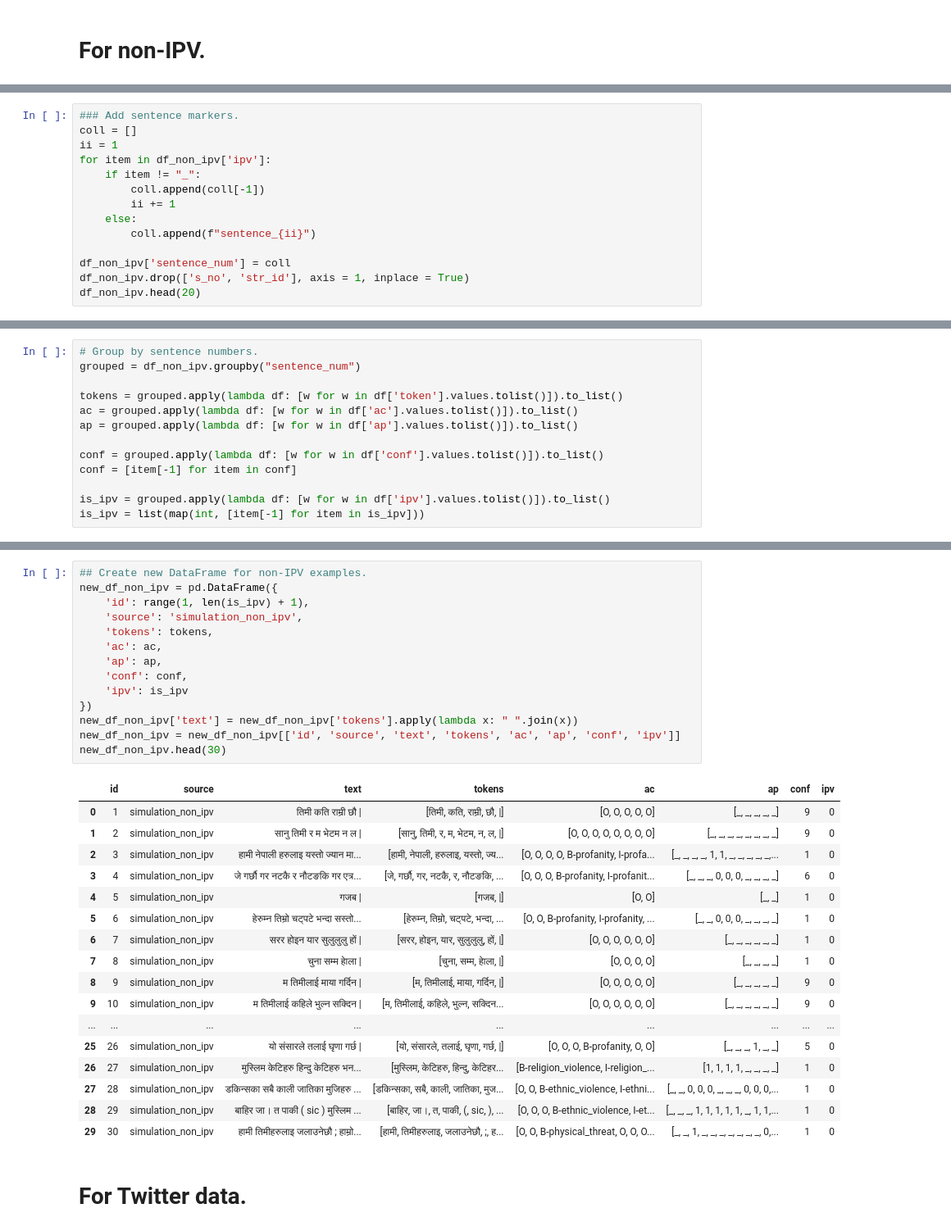
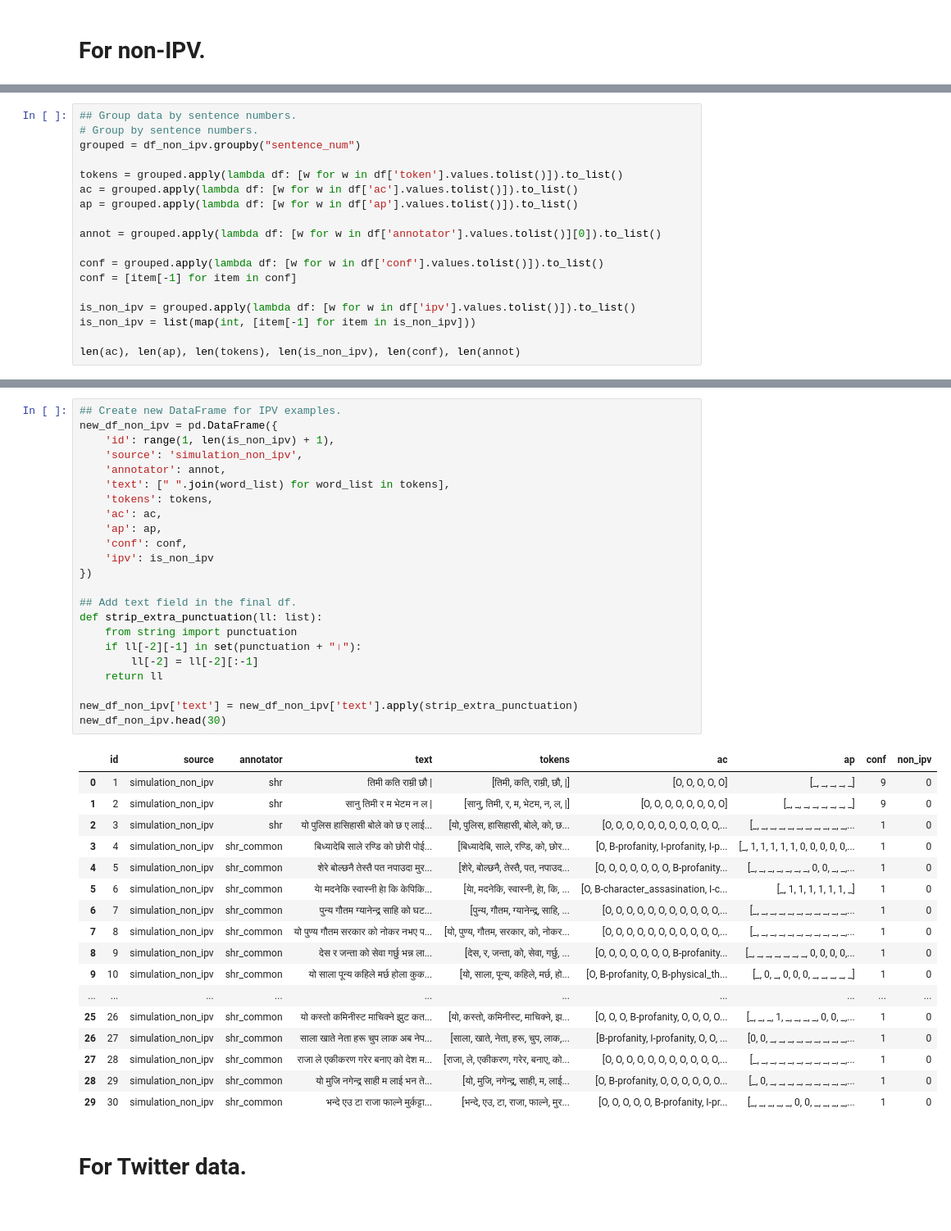
Before and after one commit to naamiinepal/IPV-detection, a Jupyter notebook: annotation/notebooks_annotation/accumulate.ipynb, the cells around one changed output, grey strips where cells are left out. Shown at 82% size. Saved outputs shown, nothing was run; the diff lists cells and outputs as text.

Commit message:
Added Twitter data and annotator info.

```diff
--- a/annotation/notebooks_annotation/accumulate.ipynb
+++ b/annotation/notebooks_annotation/accumulate.ipynb
@@ -428,14 +447,0 @@ df_non_ipv.head(30)
-# %%
-### Add sentence markers.
-coll = []
-ii = 1
-for item in df_non_ipv['ipv']:
-    if item != "_":
-        coll.append(coll[-1])
-        ii += 1
-    else:
-        coll.append(f"sentence_{ii}")
-
-df_non_ipv['sentence_num'] = coll
-df_non_ipv.drop(['s_no', 'str_id'], axis = 1, inplace = True)
-df_non_ipv.head(20)
@@ -460,4 +448,5 @@ df_non_ipv.head(20)
 # %%
+## Group data by sentence numbers.
 # Group by sentence numbers.
 grouped = df_non_ipv.groupby("sentence_num")
 
@@ -465,8 +454,12 @@ tokens = grouped.apply(lambda df: [w for w in df['token'].values.tolist()]).to_l
 ac = grouped.apply(lambda df: [w for w in df['ac'].values.tolist()]).to_list()
 ap = grouped.apply(lambda df: [w for w in df['ap'].values.tolist()]).to_list()
 
+annot = grouped.apply(lambda df: [w for w in df['annotator'].values.tolist()][0]).to_list()
+
 conf = grouped.apply(lambda df: [w for w in df['conf'].values.tolist()]).to_list()
 conf = [item[-1] for item in conf]
 
-is_ipv = grouped.apply(lambda df: [w for w in df['ipv'].values.tolist()]).to_list()
-is_ipv = list(map(int, [item[-1] for item in is_ipv]))
+is_non_ipv = grouped.apply(lambda df: [w for w in df['ipv'].values.tolist()]).to_list()
+is_non_ipv = list(map(int, [item[-1] for item in is_non_ipv]))
+
+len(ac), len(ap), len(tokens), len(is_non_ipv), len(conf), len(annot)
@@ -473,34 +468,43 @@ is_ipv = list(map(int, [item[-1] for item in is_ipv]))
 # %%
-## Create new DataFrame for non-IPV examples.
+## Create new DataFrame for IPV examples.
 new_df_non_ipv = pd.DataFrame({
-    'id': range(1, len(is_ipv) + 1),
+    'id': range(1, len(is_non_ipv) + 1),
     'source': 'simulation_non_ipv',
+    'annotator': annot,
+    'text': [" ".join(word_list) for word_list in tokens],
     'tokens': tokens,
     'ac': ac,
     'ap': ap,
     'conf': conf,
-    'ipv': is_ipv
+    'ipv': is_non_ipv
 })
-new_df_non_ipv['text'] = new_df_non_ipv['tokens'].apply(lambda x: " ".join(x))
-new_df_non_ipv = new_df_non_ipv[['id', 'source', 'text', 'tokens', 'ac', 'ap', 'conf', 'ipv']]
+
+## Add text field in the final df.
+def strip_extra_punctuation(ll: list):
+    from string import punctuation
+    if ll[-2][-1] in set(punctuation + "।"):
+        ll[-2] = ll[-2][:-1]
+    return ll
+
+new_df_non_ipv['text'] = new_df_non_ipv['text'].apply(strip_extra_punctuation)
 new_df_non_ipv.head(30)
 # %% [output]
-|  | id | source | text | tokens | ac | ap | conf | ipv |
-| 0 | 1 | simulation_non_ipv | तिमी कति राम्री छौ | | [तिमी, कति, राम्री, छौ, |] | [O, O, O, O, O] | [_, _, _, _, _] | 9 | 0 |
-| 1 | 2 | simulation_non_ipv | सानु तिमी र म भेटम न ल | | [सानु, तिमी, र, म, भेटम, न, ल, |] | [O, O, O, O, O, O, O, O] | [_, _, _, _, _, _, _, _] | 9 | 0 |
-| 2 | 3 | simulation_non_ipv | हामी नेपाली हरुलाइ यस्तो ज्यान मा... | [हामी, नेपाली, हरुलाइ, यस्तो, ज्य... | [O, O, O, O, B-profanity, I-profa... | [_, _, _, _, 1, 1, _, _, _, _, _,... | 1 | 0 |
-| 3 | 4 | simulation_non_ipv | जे गर्छौ गर नटकै र नौटङकि गर एत्र... | [जे, गर्छौ, गर, नटकै, र, नौटङकि, ... | [O, O, O, B-profanity, I-profanit... | [_, _, _, 0, 0, 0, _, _, _, _] | 6 | 0 |
-| 4 | 5 | simulation_non_ipv | गजब | | [गजब, |] | [O, O] | [_, _] | 1 | 0 |
-| 5 | 6 | simulation_non_ipv | हेरुम्न तिम्रो चट्पटे भन्दा सस्तो... | [हेरुम्न, तिम्रो, चट्पटे, भन्दा, ... | [O, O, B-profanity, I-profanity, ... | [_, _, 0, 0, 0, _, _, _, _] | 1 | 0 |
-| 6 | 7 | simulation_non_ipv | सरर होइन यार सुलुलुलु हों | | [सरर, होइन, यार, सुलुलुलु, हों, |] | [O, O, O, O, O, O] | [_, _, _, _, _, _] | 1 | 0 |
-| 7 | 8 | simulation_non_ipv | चुना सम्म हाेला | | [चुना, सम्म, हाेला, |] | [O, O, O, O] | [_, _, _, _] | 1 | 0 |
-| 8 | 9 | simulation_non_ipv | म तिमीलाई माया गर्दिन | | [म, तिमीलाई, माया, गर्दिन, |] | [O, O, O, O, O] | [_, _, _, _, _] | 9 | 0 |
-| 9 | 10 | simulation_non_ipv | म तिमीलाई कहिले भुल्न सक्दिन | | [म, तिमीलाई, कहिले, भुल्न, सक्दिन... | [O, O, O, O, O, O] | [_, _, _, _, _, _] | 9 | 0 |
-| ... | ... | ... | ... | ... | ... | ... | ... | ... |
-| 25 | 26 | simulation_non_ipv | यो संसारले तलाई घृणा गर्छ | | [यो, संसारले, तलाई, घृणा, गर्छ, |] | [O, O, O, B-profanity, O, O] | [_, _, _, 1, _, _] | 5 | 0 |
-| 26 | 27 | simulation_non_ipv | मुस्लिम केटिहरु हिन्दु केटिहरु भन... | [मुस्लिम, केटिहरु, हिन्दु, केटिहर... | [B-religion_violence, I-religion_... | [1, 1, 1, 1, _, _, _, _] | 1 | 0 |
-| 27 | 28 | simulation_non_ipv | डकिन्सका सबै काली जातिका मुजिहरु ... | [डकिन्सका, सबै, काली, जातिका, मुज... | [O, O, B-ethnic_violence, I-ethni... | [_, _, 0, 0, 0, _, _, _, 0, 0, 0,... | 1 | 0 |
-| 28 | 29 | simulation_non_ipv | बाहिर जा। त पाकी ( sic ) मुस्लिम ... | [बाहिर, जा।, त, पाकी, (, sic, ), ... | [O, O, O, B-ethnic_violence, I-et... | [_, _, _, 1, 1, 1, 1, 1, _, 1, 1,... | 1 | 0 |
-| 29 | 30 | simulation_non_ipv | हामी तिमीहरुलाइ जलाउनेछौ ; हाम्रो... | [हामी, तिमीहरुलाइ, जलाउनेछौ, ;, ह... | [O, O, B-physical_threat, O, O, O... | [_, _, 1, _, _, _, _, _, _, _, 0,... | 1 | 0 |
+|  | id | source | annotator | text | tokens | ac | ap | conf | non_ipv |
+| 0 | 1 | simulation_non_ipv | shr | तिमी कति राम्री छौ | | [तिमी, कति, राम्री, छौ, |] | [O, O, O, O, O] | [_, _, _, _, _] | 9 | 0 |
+| 1 | 2 | simulation_non_ipv | shr | सानु तिमी र म भेटम न ल | | [सानु, तिमी, र, म, भेटम, न, ल, |] | [O, O, O, O, O, O, O, O] | [_, _, _, _, _, _, _, _] | 9 | 0 |
+| 2 | 3 | simulation_non_ipv | shr | यो पुलिस हासिहासी बोले को छ ए लाई... | [यो, पुलिस, हासिहासी, बोले, को, छ... | [O, O, O, O, O, O, O, O, O, O, O,... | [_, _, _, _, _, _, _, _, _, _, _,... | 1 | 0 |
+| 3 | 4 | simulation_non_ipv | shr_common | बिध्यादेबि साले रण्डि को छोरी पोई... | [बिध्यादेबि, साले, रण्डि, को, छोर... | [O, B-profanity, I-profanity, I-p... | [_, 1, 1, 1, 1, 1, 0, 0, 0, 0, 0,... | 1 | 0 |
+| 4 | 5 | simulation_non_ipv | shr_common | शेरे बोल्छनै तेस्तै पत नपाउदा मुर... | [शेरे, बोल्छनै, तेस्तै, पत, नपाउद... | [O, O, O, O, O, O, O, B-profanity... | [_, _, _, _, _, _, _, 0, 0, _, _,... | 1 | 0 |
+| 5 | 6 | simulation_non_ipv | shr_common | याे मदनेकि स्वास्नी हाे कि केपिकि... | [याे, मदनेकि, स्वास्नी, हाे, कि, ... | [O, B-character_assasination, I-c... | [_, 1, 1, 1, 1, 1, 1, _] | 1 | 0 |
+| 6 | 7 | simulation_non_ipv | shr_common | पुन्य गौतम ग्यानेन्द्र साहि को घट... | [पुन्य, गौतम, ग्यानेन्द्र, साहि, ... | [O, O, O, O, O, O, O, O, O, O, O,... | [_, _, _, _, _, _, _, _, _, _, _,... | 1 | 0 |
+| 7 | 8 | simulation_non_ipv | shr_common | यो पुण्य गौतम सरकार को नोकर नभए प... | [यो, पुण्य, गौतम, सरकार, को, नोकर... | [O, O, O, O, O, O, O, O, O, O, O,... | [_, _, _, _, _, _, _, _, _, _, _,... | 1 | 0 |
+| 8 | 9 | simulation_non_ipv | shr_common | देस र जन्ता को सेवा गर्छु भन्न ला... | [देस, र, जन्ता, को, सेवा, गर्छु, ... | [O, O, O, O, O, O, O, B-profanity... | [_, _, _, _, _, _, _, 0, 0, 0, 0,... | 1 | 0 |
+| 9 | 10 | simulation_non_ipv | shr_common | यो साला पून्य कहिले मर्छ होला कुक... | [यो, साला, पून्य, कहिले, मर्छ, हो... | [O, B-profanity, O, B-physical_th... | [_, 0, _, 0, 0, 0, _, _, _, _, _] | 1 | 0 |
+| ... | ... | ... | ... | ... | ... | ... | ... | ... | ... |
+| 25 | 26 | simulation_non_ipv | shr_common | यो कस्तो कमिनीस्ट माचिक्ने झुट कत... | [यो, कस्तो, कमिनीस्ट, माचिक्ने, झ... | [O, O, O, B-profanity, O, O, O, O... | [_, _, _, 1, _, _, _, _, 0, 0, _,... | 1 | 0 |
+| 26 | 27 | simulation_non_ipv | shr_common | साला खाते नेता हरू चुप लाक अब नेप... | [साला, खाते, नेता, हरू, चुप, लाक,... | [B-profanity, I-profanity, O, O, ... | [0, 0, _, _, _, _, _, _, _, _, _,... | 1 | 0 |
+| 27 | 28 | simulation_non_ipv | shr_common | राजा ले एकीकरण गरेर बनाए को देश म... | [राजा, ले, एकीकरण, गरेर, बनाए, को... | [O, O, O, O, O, O, O, O, O, O, O,... | [_, _, _, _, _, _, _, _, _, _, _,... | 1 | 0 |
+| 28 | 29 | simulation_non_ipv | shr_common | यो मुजि नगेन्द्र साही म लाई भन ते... | [यो, मुजि, नगेन्द्र, साही, म, लाई... | [O, B-profanity, O, O, O, O, O, O... | [_, 0, _, _, _, _, _, _, _, _, _,... | 1 | 0 |
+| 29 | 30 | simulation_non_ipv | shr_common | भन्दे एउ टा राजा फाल्ने मुर्कट्टा... | [भन्दे, एउ, टा, राजा, फाल्ने, मुर... | [O, O, O, O, O, B-profanity, I-pr... | [_, _, _, _, _, 0, 0, _, _, _, _,... | 1 | 0 |
 # %% [markdown]
 # For Twitter data.
```
Also changed, not shown: parts of 53 cells of this notebook.
